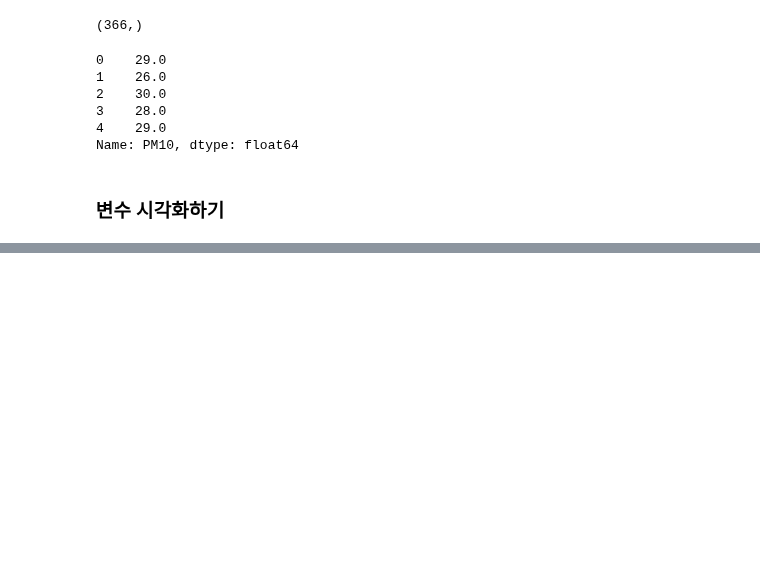
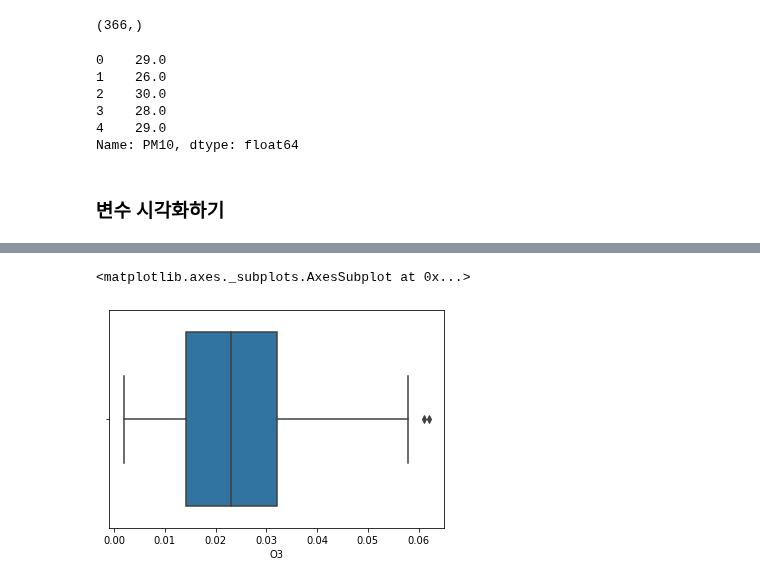
Before and after one commit to mjiii25/posco-academy, a Jupyter notebook: Big-Data/Assignment-1/vitalfew-graph.ipynb, the cells around one changed output, grey strips where cells are left out. Saved outputs shown, nothing was run; the diff lists cells and outputs as text; code cells hidden in the pictures; blank space fills up the shorter version.

```diff
--- a/Big-Data/Assignment-1/vitalfew-graph.ipynb
+++ b/Big-Data/Assignment-1/vitalfew-graph.ipynb
@@ -168,0 +158,5 @@ array([[ 2.56261587, -0.56709216, -0.10286532, ..., -1.32764173,
+# %%
+sns.boxplot(df_raw_x['O3'])
+# %% [output]
+<matplotlib.axes._subplots.AxesSubplot at 0x...>
+[figure, added]
```
Also changed, not shown: parts of 12 cells of this notebook.
